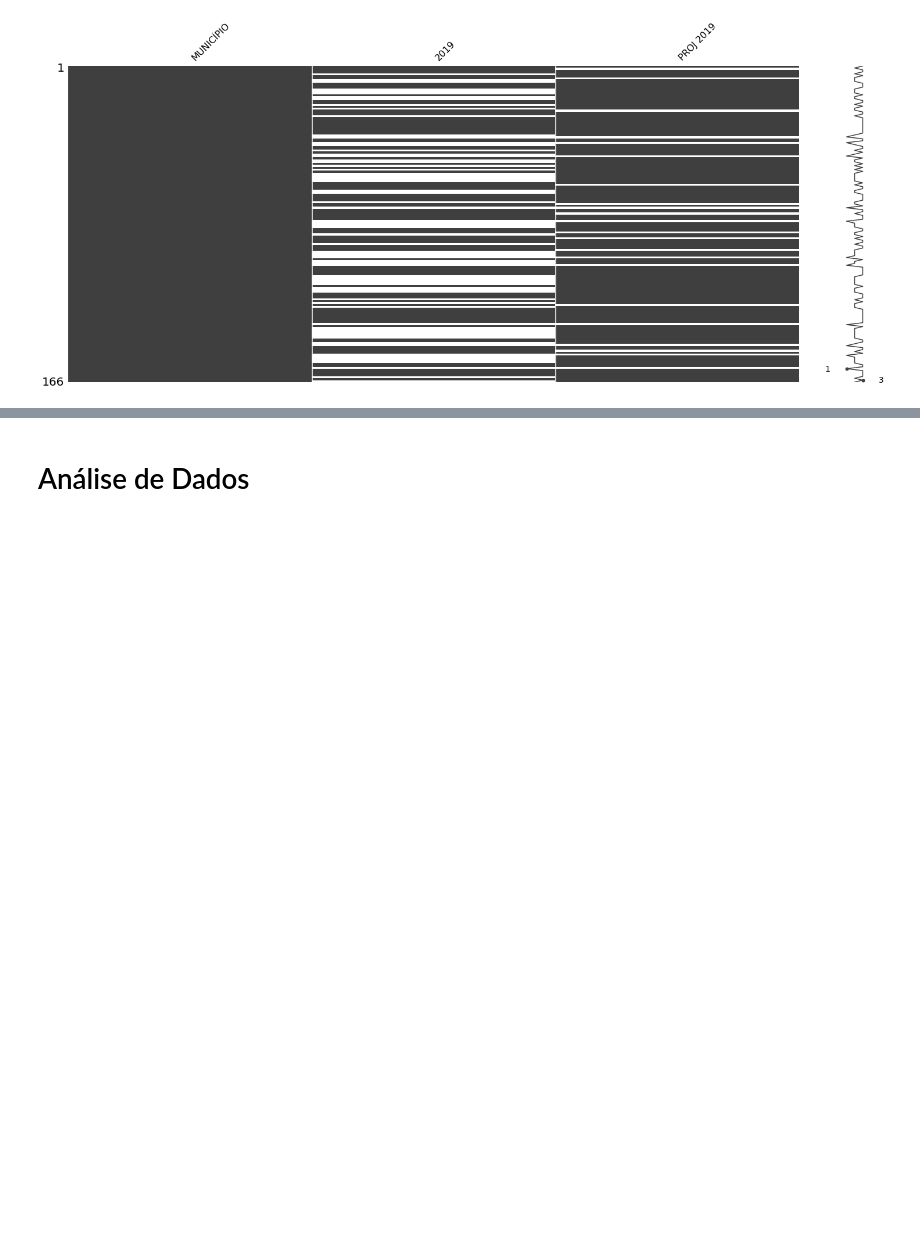
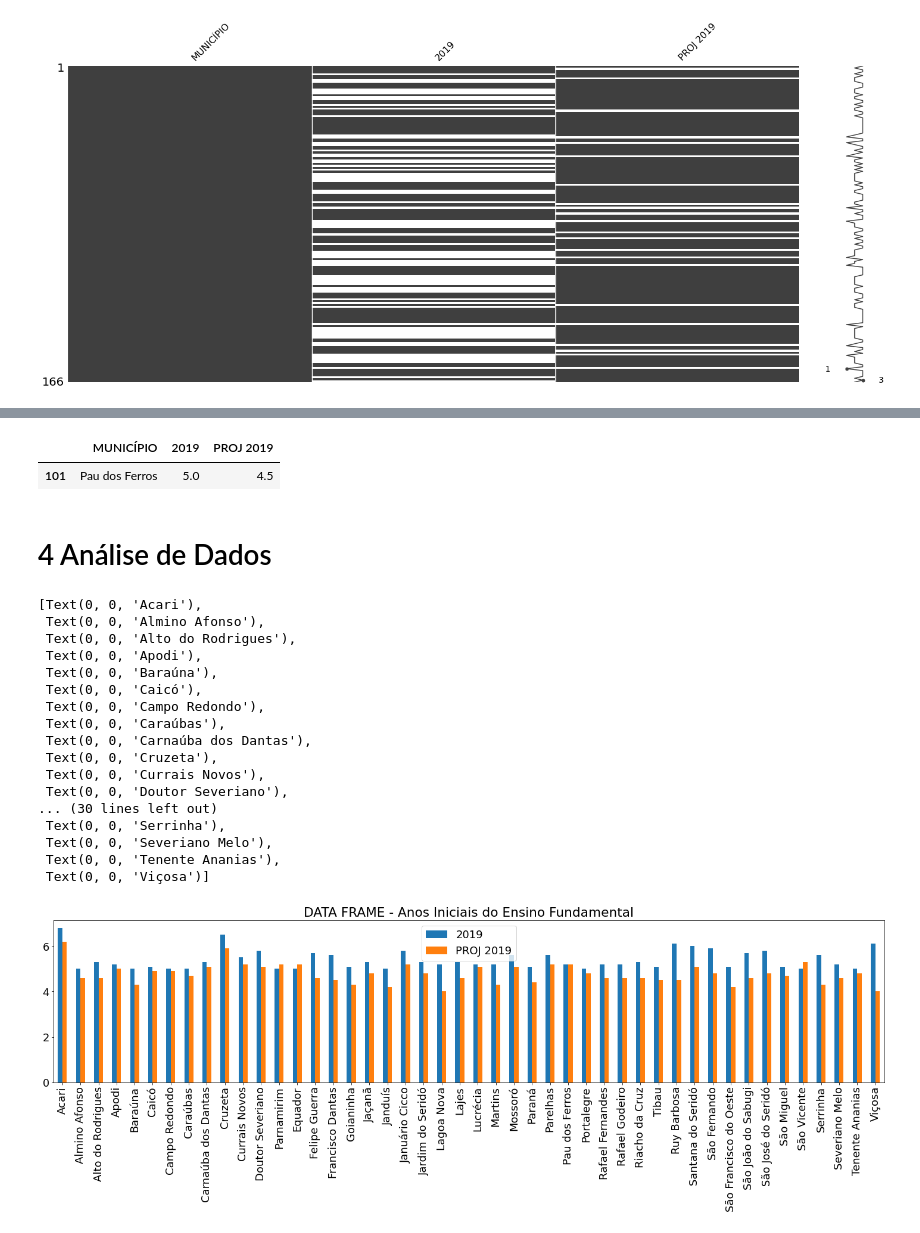
Before and after one commit to mdaianes24/Trabalho-IDEB, a Jupyter notebook: TRABALHOFinal.ipynb, the cells around one changed output, grey strips where cells are left out. Cells and saved outputs as stored; diff of their text form; code cells hidden in the pictures; blank space fills up the shorter version.

```diff
--- a/TRABALHOFinal.ipynb
+++ b/TRABALHOFinal.ipynb
@@ -208,0 +157,6 @@ Pode-se obeservar, considerando que o Rio Grande do Norte possui 167 municípios
+# %%
+#Exclusão das linhas que estão com índices inferiores a 5.0 no ano de 2019, dados da Educação Básica - Anos Iniciais
+df_aix = df_ai.loc[df_ai['2019']>=5.0]
+
+#Exibe o novo data frame com apenas as 5 primeiras linhas.
+df_aix.head()
@@ -209,2 +182,11 @@ Pode-se obeservar, considerando que o Rio Grande do Norte possui 167 municípios
+# %%
+#Exclusão das linhas que estão com índices inferiores a 5.0 no ano de 2019, dados do Ensino Médio
+df_emx = df_em.loc[df_em['2019']>=5.0]
+
+#Exibe o novo data frame com apenas as 5 primeiras linhas.
+df_emx.head()
+# %% [output]
+|  | MUNICÍPIO | 2019 | PROJ 2019 |
+| 101 | Pau dos Ferros | 5.0 | 4.5 |
 # %% [markdown]
-# Análise de Dados
+# 4 Análise de Dados
@@ -210,0 +199,28 @@ Pode-se obeservar, considerando que o Rio Grande do Norte possui 167 municípios
+# %%
+# Tamanho da fonte estabelecido
+plt.rcParams.update({'font.size': 18})
+
+# Selecionar as colunas a serem estudadas, conforme a problemática, atribuir o as configurações do gráfico e o formato.
+ai=df_aix[["2019", "PROJ 2019"]].plot(figsize=(25,5), kind = 'bar', title = 'DATA FRAME - Anos Iniciais do Ensino Fundamental')
+
+# Forma como será exibido os rótulos do eixo "X" do gráfico
+ai.set_xticklabels(df_aix["MUNICÍPIO"])
+# %% [output]
+[Text(0, 0, 'Acari'),
+ Text(0, 0, 'Almino Afonso'),
+ Text(0, 0, 'Alto do Rodrigues'),
+ Text(0, 0, 'Apodi'),
+ Text(0, 0, 'Baraúna'),
+ Text(0, 0, 'Caicó'),
+ Text(0, 0, 'Campo Redondo'),
+ Text(0, 0, 'Caraúbas'),
+ Text(0, 0, 'Carnaúba dos Dantas'),
+ Text(0, 0, 'Cruzeta'),
+ Text(0, 0, 'Currais Novos'),
+ Text(0, 0, 'Doutor Severiano'),
+... (30 lines left out)
+ Text(0, 0, 'Serrinha'),
+ Text(0, 0, 'Severiano Melo'),
+ Text(0, 0, 'Tenente Ananias'),
+ Text(0, 0, 'Viçosa')]
+[figure, added]
```
Also changed, not shown: parts of 17 cells of this notebook.
